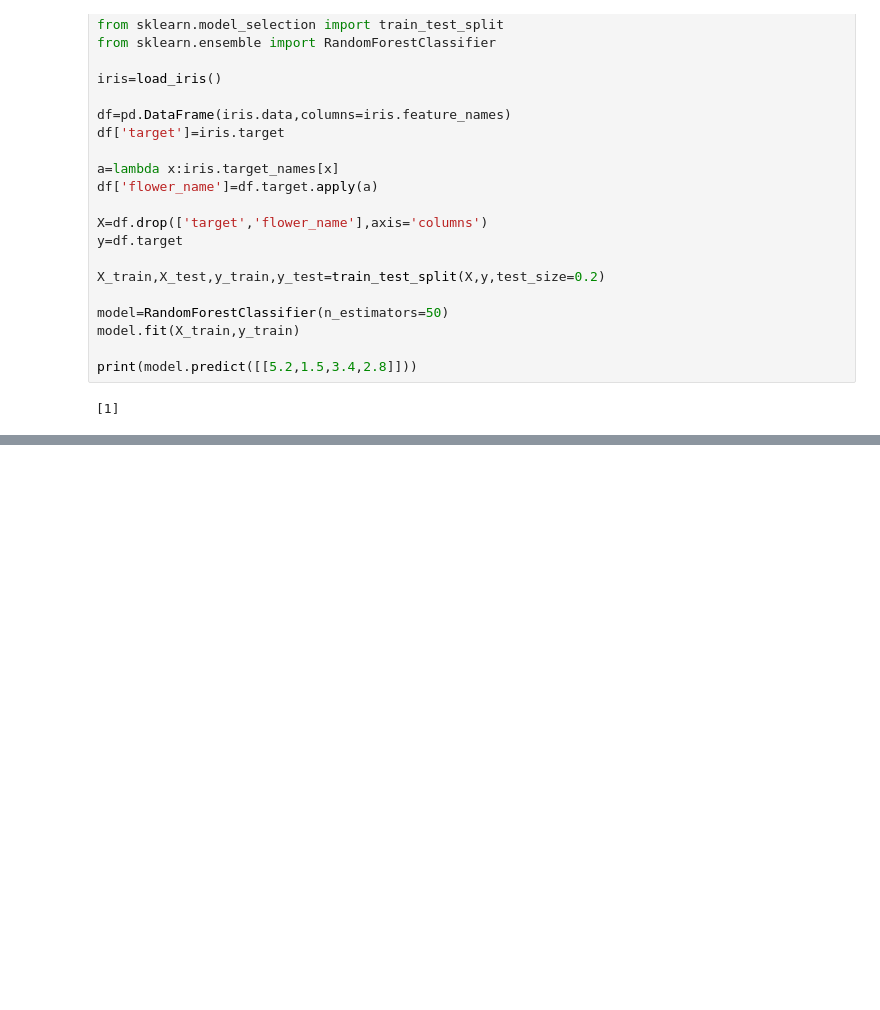
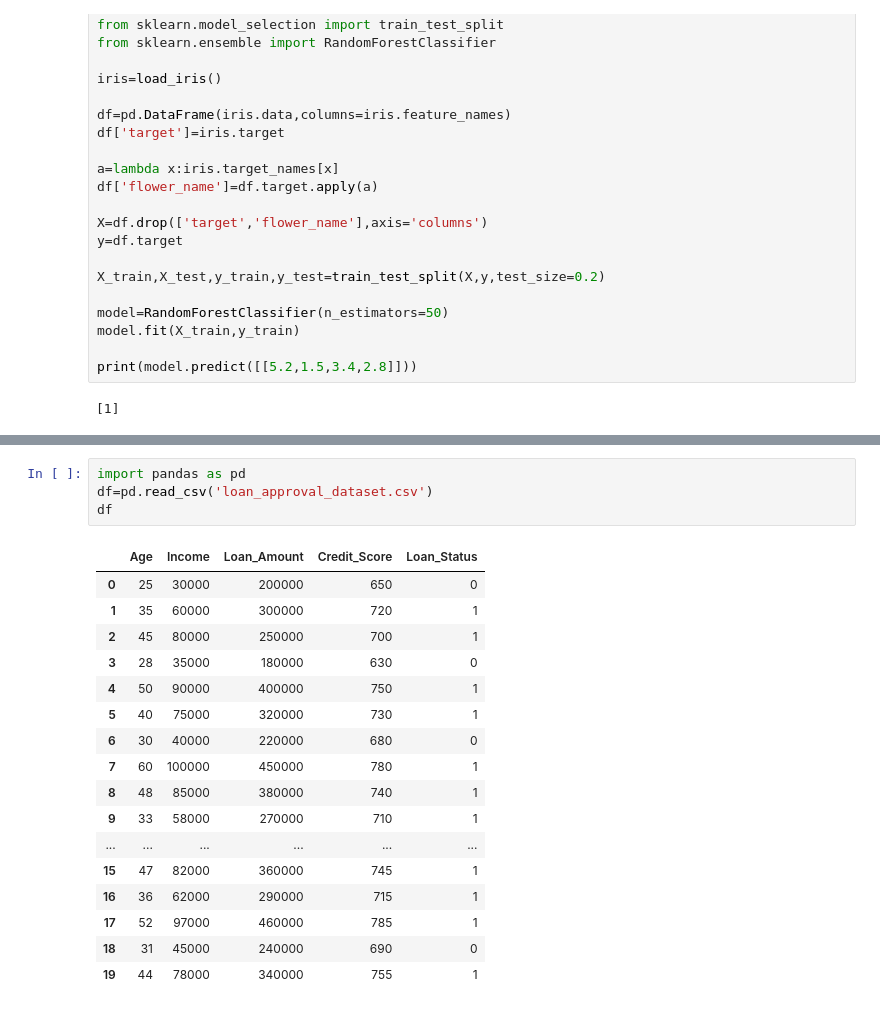
Before and after one commit to lokeshneerasa/MACHINE-LEARNING, a Jupyter notebook: MACHINE_LEARNING.ipynb, the cells around one changed output, grey strips where cells are left out. Drawn from its saved outputs; the diff is of its cells as text; blank space fills up the shorter version.

```diff
--- a/MACHINE_LEARNING.ipynb
+++ b/MACHINE_LEARNING.ipynb
@@ -3612,0 +3882,22 @@ print(model.predict([[5.2,1.5,3.4,2.8]]))
+# %%
+import pandas as pd
+df=pd.read_csv('loan_approval_dataset.csv')
+df
+# %% [output]
+|  | Age | Income | Loan_Amount | Credit_Score | Loan_Status |
+| 0 | 25 | 30000 | 200000 | 650 | 0 |
+| 1 | 35 | 60000 | 300000 | 720 | 1 |
+| 2 | 45 | 80000 | 250000 | 700 | 1 |
+| 3 | 28 | 35000 | 180000 | 630 | 0 |
+| 4 | 50 | 90000 | 400000 | 750 | 1 |
+| 5 | 40 | 75000 | 320000 | 730 | 1 |
+| 6 | 30 | 40000 | 220000 | 680 | 0 |
+| 7 | 60 | 100000 | 450000 | 780 | 1 |
+| 8 | 48 | 85000 | 380000 | 740 | 1 |
+| 9 | 33 | 58000 | 270000 | 710 | 1 |
+| ... | ... | ... | ... | ... | ... |
+| 15 | 47 | 82000 | 360000 | 745 | 1 |
+| 16 | 36 | 62000 | 290000 | 715 | 1 |
+| 17 | 52 | 97000 | 460000 | 785 | 1 |
+| 18 | 31 | 45000 | 240000 | 690 | 0 |
+| 19 | 44 | 78000 | 340000 | 755 | 1 |
```
Also changed, not shown: parts of 46 cells of this notebook.
